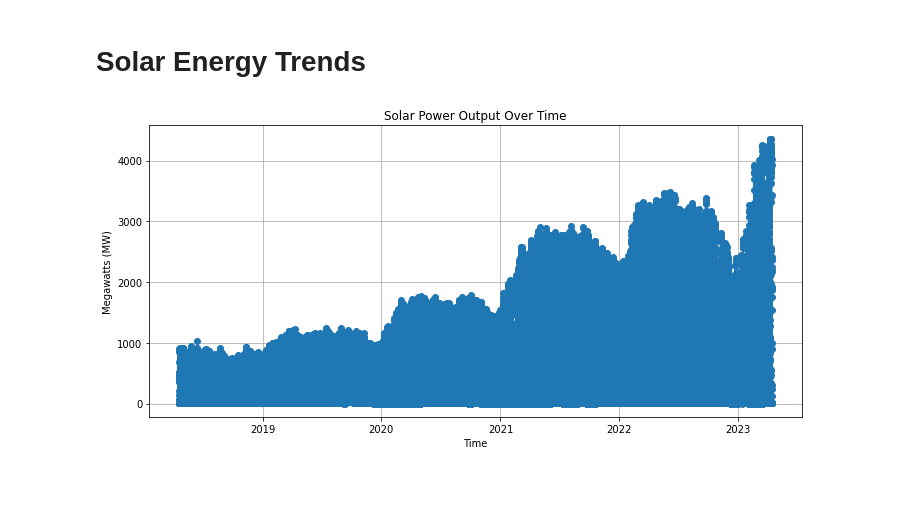
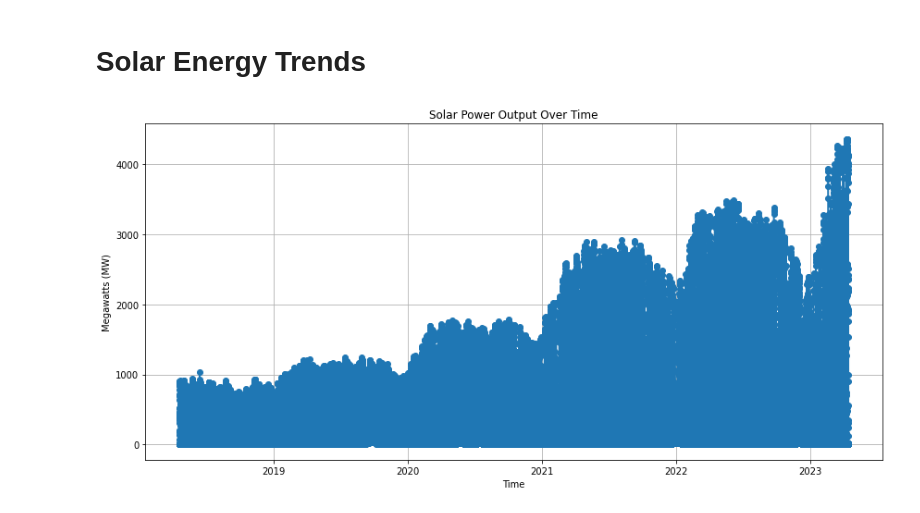
Before and after one commit to ochss/Energy, a Jupyter notebook: gen_fuel.ipynb, the cells around one changed output. Cells and saved outputs as stored; diff of their text form; code cells hidden in the pictures; blank space fills up the shorter version.

```diff
--- a/gen_fuel.ipynb
+++ b/gen_fuel.ipynb
@@ -42,13 +62,13 @@ plt.show()
 # %%
 solar_data = df[df['fuel_type'] == 'Solar']
 
-plt.figure(figsize=(10, 5))
+plt.figure(figsize=(12, 6))
 plt.plot(wind_data['datetime_beginning_utc'], solar_data['mw'], marker='o', linestyle='-')
 plt.title('Solar Power Output Over Time')
 plt.xlabel('Time')
 plt.ylabel('Megawatts (MW)')
 plt.grid(True)
 plt.tight_layout()
 plt.show()
 # %% [output]
-[figure, old version]
+[figure, new version]
```
Also changed, not shown: parts of 6 cells of this notebook.
